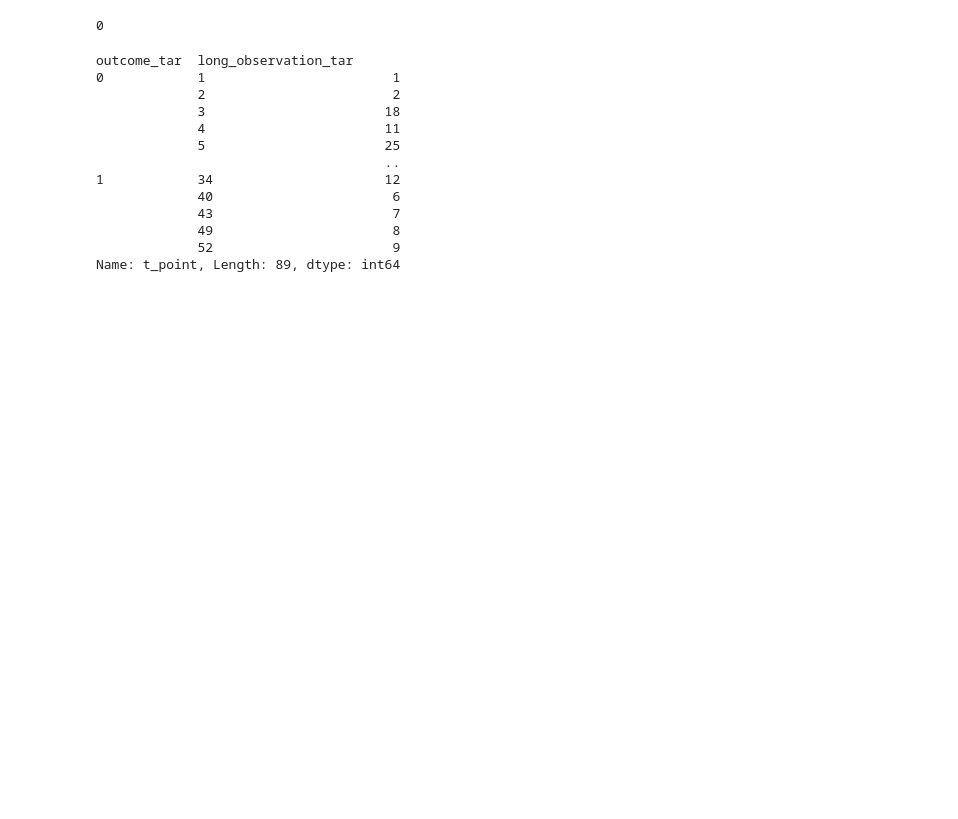
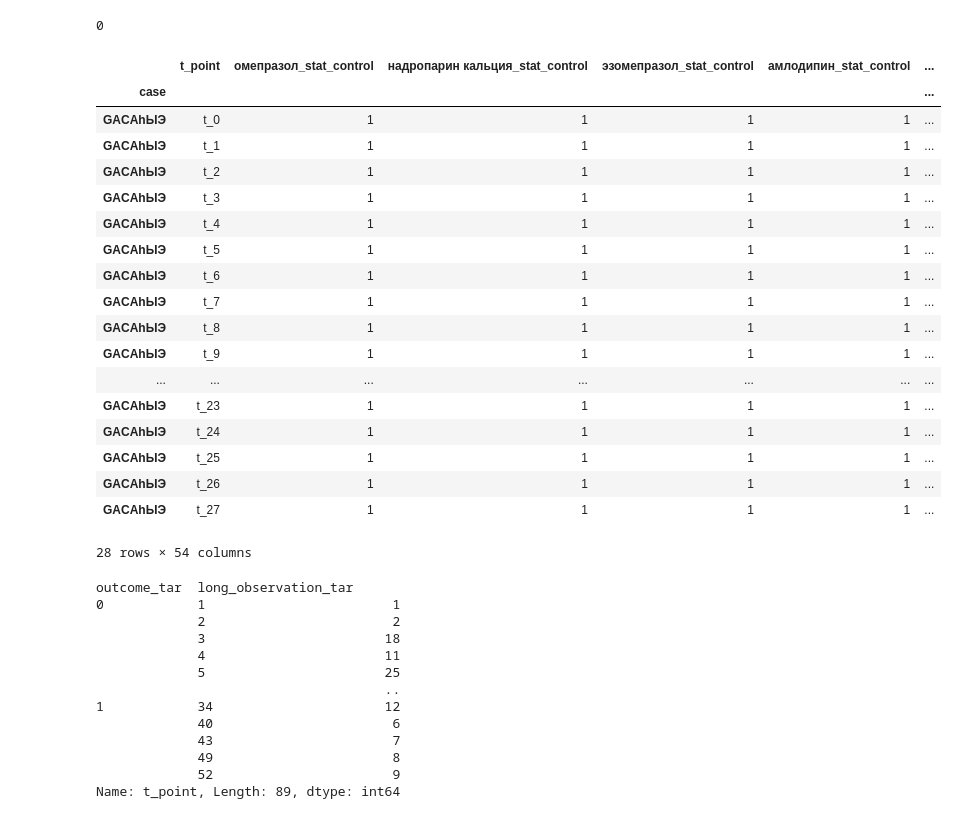
Before and after one commit to sophia-vdovkina/ehr-graph, a Jupyter notebook: notebooks/research.ipynb, the cells around one changed output. Saved outputs shown, nothing was run; the diff lists cells and outputs as text; code cells hidden in the pictures; blank space fills up the shorter version.

```diff
--- a/notebooks/research.ipynb
+++ b/notebooks/research.ipynb
@@ -127,7 +144,27 @@ df.isnull().sum().sum()
 # %%
 # data.index.value_counts()
 # %%
-# data.loc['GACAhЫЭ']
+data.loc['GACAhЫЭ']
+# %% [output]
+|  | t_point | омепразол_stat_control | надропарин кальция_stat_control | эзомепразол_stat_control | амлодипин_stat_control | ... |
+| case |  |  |  |  |  | ... |
+| GACAhЫЭ | t_0 | 1 | 1 | 1 | 1 | ... |
+| GACAhЫЭ | t_1 | 1 | 1 | 1 | 1 | ... |
+| GACAhЫЭ | t_2 | 1 | 1 | 1 | 1 | ... |
+| GACAhЫЭ | t_3 | 1 | 1 | 1 | 1 | ... |
+| GACAhЫЭ | t_4 | 1 | 1 | 1 | 1 | ... |
+| GACAhЫЭ | t_5 | 1 | 1 | 1 | 1 | ... |
+| GACAhЫЭ | t_6 | 1 | 1 | 1 | 1 | ... |
+| GACAhЫЭ | t_7 | 1 | 1 | 1 | 1 | ... |
+| GACAhЫЭ | t_8 | 1 | 1 | 1 | 1 | ... |
+| GACAhЫЭ | t_9 | 1 | 1 | 1 | 1 | ... |
+| ... | ... | ... | ... | ... | ... | ... |
+| GACAhЫЭ | t_23 | 1 | 1 | 1 | 1 | ... |
+| GACAhЫЭ | t_24 | 1 | 1 | 1 | 1 | ... |
+| GACAhЫЭ | t_25 | 1 | 1 | 1 | 1 | ... |
+| GACAhЫЭ | t_26 | 1 | 1 | 1 | 1 | ... |
+| GACAhЫЭ | t_27 | 1 | 1 | 1 | 1 | ... |
+28 rows × 54 columns
 # %%
 outcome_long = data.groupby(['outcome_tar', 'long_observation_tar']).count()
 outcome_long.iloc[:,0]
```
Also changed, not shown: parts of 20 cells of this notebook.
